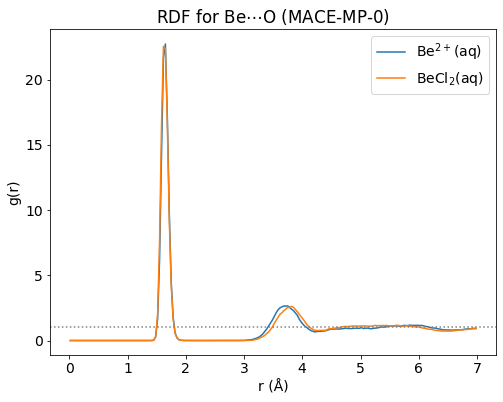
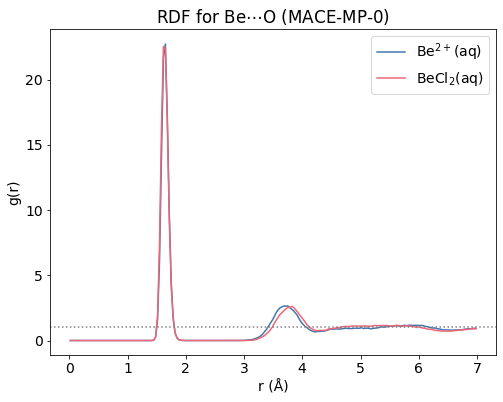
The notebook cell's code change between the first figure and the second:
--- before
+++ after
@@ -1,5 +1,5 @@
 fig, ax = plt.subplots(figsize=(8, 6))
 for key, data in MP0_rdf_data.items():
-    ax.plot(data['# Distance / pm']/100, data['  g(r)'], label=key)
+    ax.plot(data['# Distance / pm']/100, data['  g(r)'], color=colour_map[key], label=key)
     rmax = data['# Distance / pm'].max()/100
 ax.set_title(f'RDF for Be$\\cdots$O (MACE-MP-0)')

Commit: Colours are now more systematic